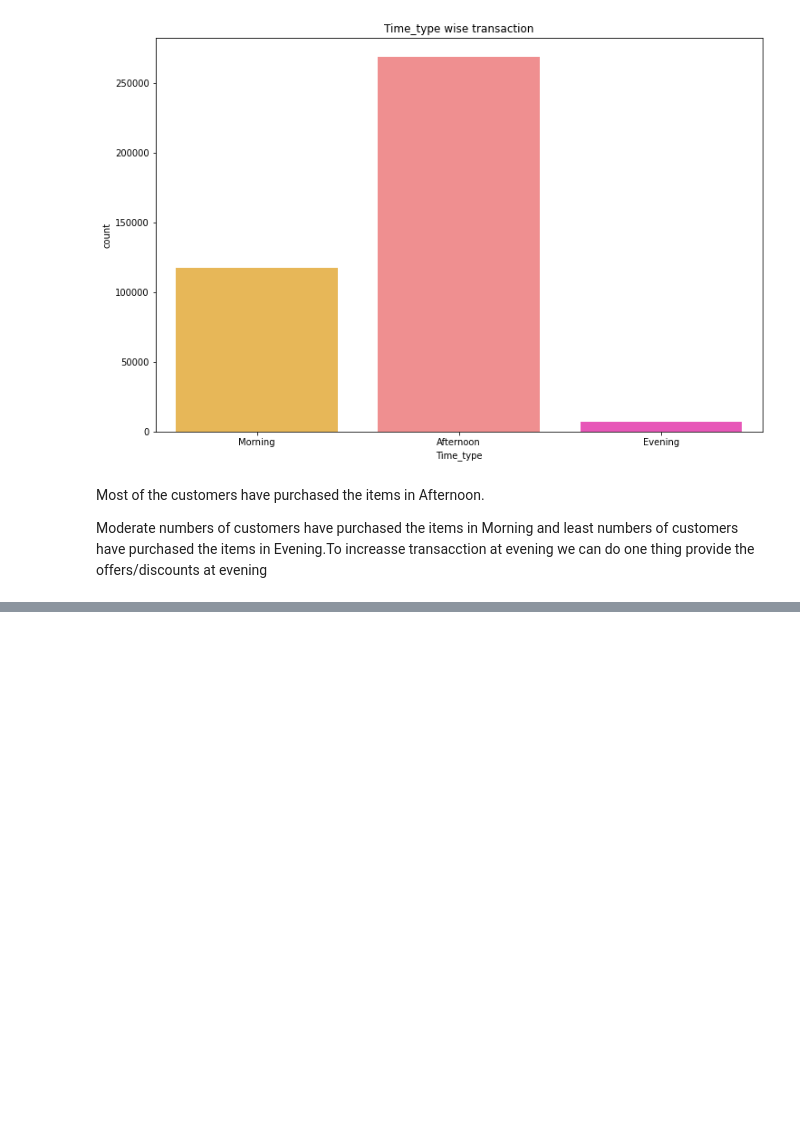
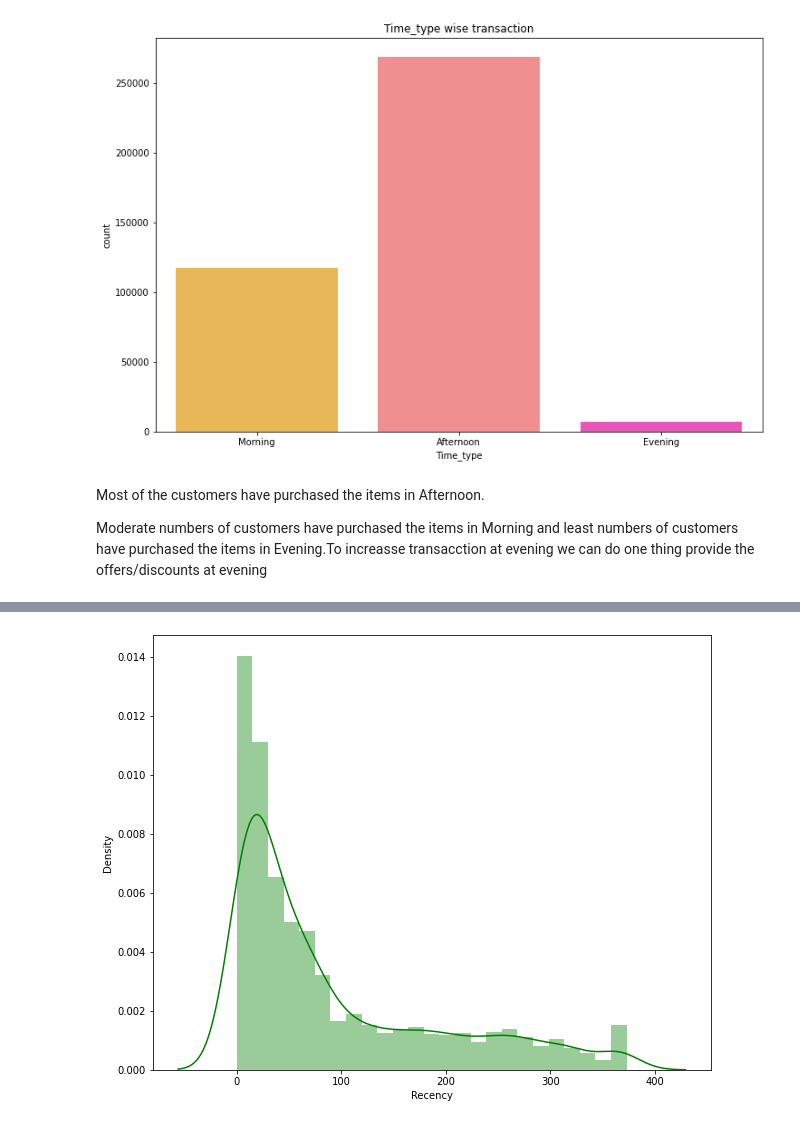
Before and after one commit to Tanushri920/Online-Retail-Customer-Segmentation, a Jupyter notebook: Online_Retail_Customer_Segmentation_Capstone_Project.ipynb, the cells around one changed output, grey strips where cells are left out. Saved outputs shown, nothing was run; the diff lists cells and outputs as text; code cells hidden in the pictures; blank space fills up the shorter version.

```diff
--- a/Online_Retail_Customer_Segmentation_Capstone_Project.ipynb
+++ b/Online_Retail_Customer_Segmentation_Capstone_Project.ipynb
@@ -533,0 +548,15 @@ Moderate numbers of customers have purchased the items in Morning and least numb
+# %%
+import datetime as dt
+PRESENT = dt.datetime(2011,12,10)
+rfm_model= df.groupby('CustomerID').agg({'InvoiceDate': lambda date: (PRESENT - date.max()).days,
+                                        'InvoiceNo': lambda num: len(num),
+                                        'TotalAmount': lambda price: price.sum()})
+#Convert Invoice Date into type int
+rfm_model['InvoiceDate'] = rfm_model['InvoiceDate'].astype(int)
+
+#Rename column names to Recency, Frequency and Monetary
+rfm_model.rename(columns={'InvoiceDate': 'Recency',
+                         'InvoiceNo': 'Frequency',
+                         'TotalAmount': 'Monetary'}, inplace=True)
+
+rfm_model.reset_index().head()
@@ -533,0 +583,8 @@ Moderate numbers of customers have purchased the items in Morning and least numb
+# %%
+#Recency distribution plot
+import seaborn as sns
+x = rfm_model['Recency']
+plt.figure(figsize=(10,8))
+sns.distplot(x,color='g');
+# %% [output]
+[figure, added]
```
Also changed, not shown: parts of 21 cells of this notebook.
